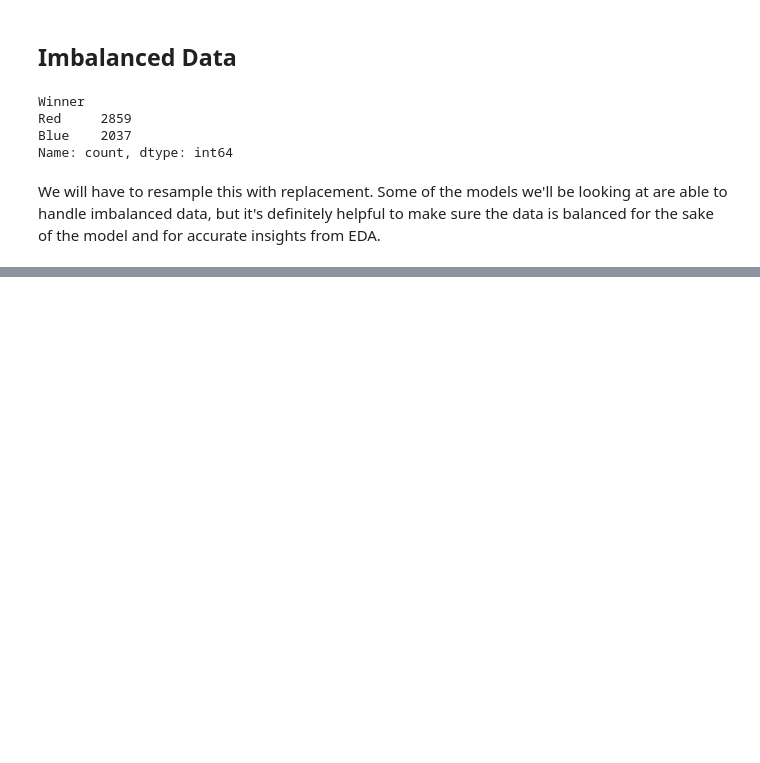
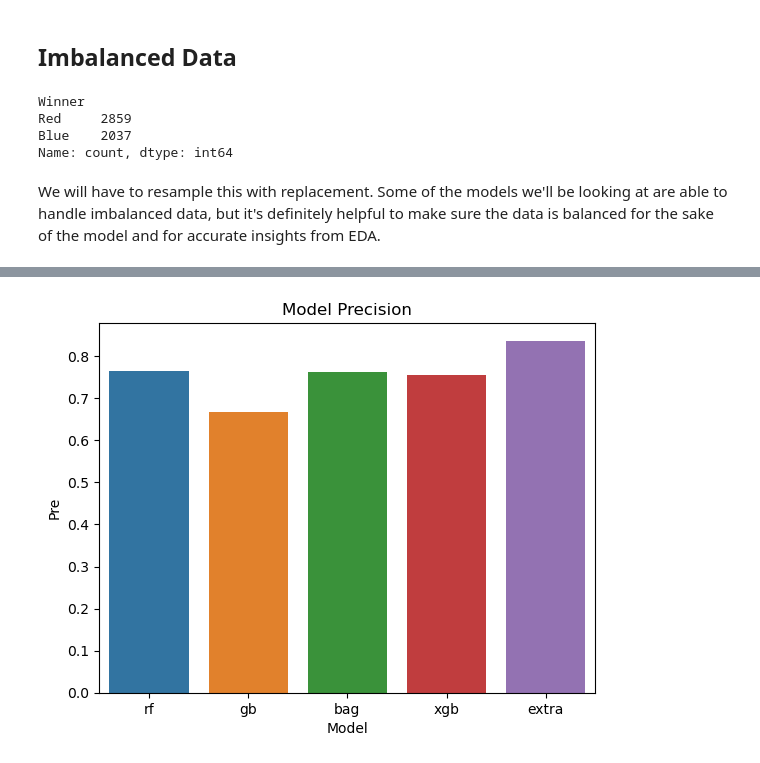
Before and after one commit to wrikych/ufc_betting_project, a Jupyter notebook: final_report.ipynb, the cells around one changed output, grey strips where cells are left out. Drawn from its saved outputs; the diff is of its cells as text; code cells hidden in the pictures; blank space fills up the shorter version.

```diff
--- a/final_report.ipynb
+++ b/final_report.ipynb
@@ -148,0 +312,6 @@ We will have to resample this with replacement. Some of the models we'll be look
+# %%
+scale = StandardScaler()
+
+scale.fit(best_feats_rs[to_standardize])
+
+best_feats_rs[to_standardize] = scale.transform(best_feats_rs[to_standardize])
@@ -148,0 +422,13 @@ We will have to resample this with replacement. Some of the models we'll be look
+# %%
+# Create barplot using seaborn
+sns.barplot(x=mods, y=pre)
+
+# Add labels and title
+plt.xlabel('Model')
+plt.ylabel('Pre')
+plt.title('Model Precision')
+
+# Show the plot
+plt.show()
+# %% [output]
+[figure, added]
```
Also changed, not shown: parts of 51 cells of this notebook.
